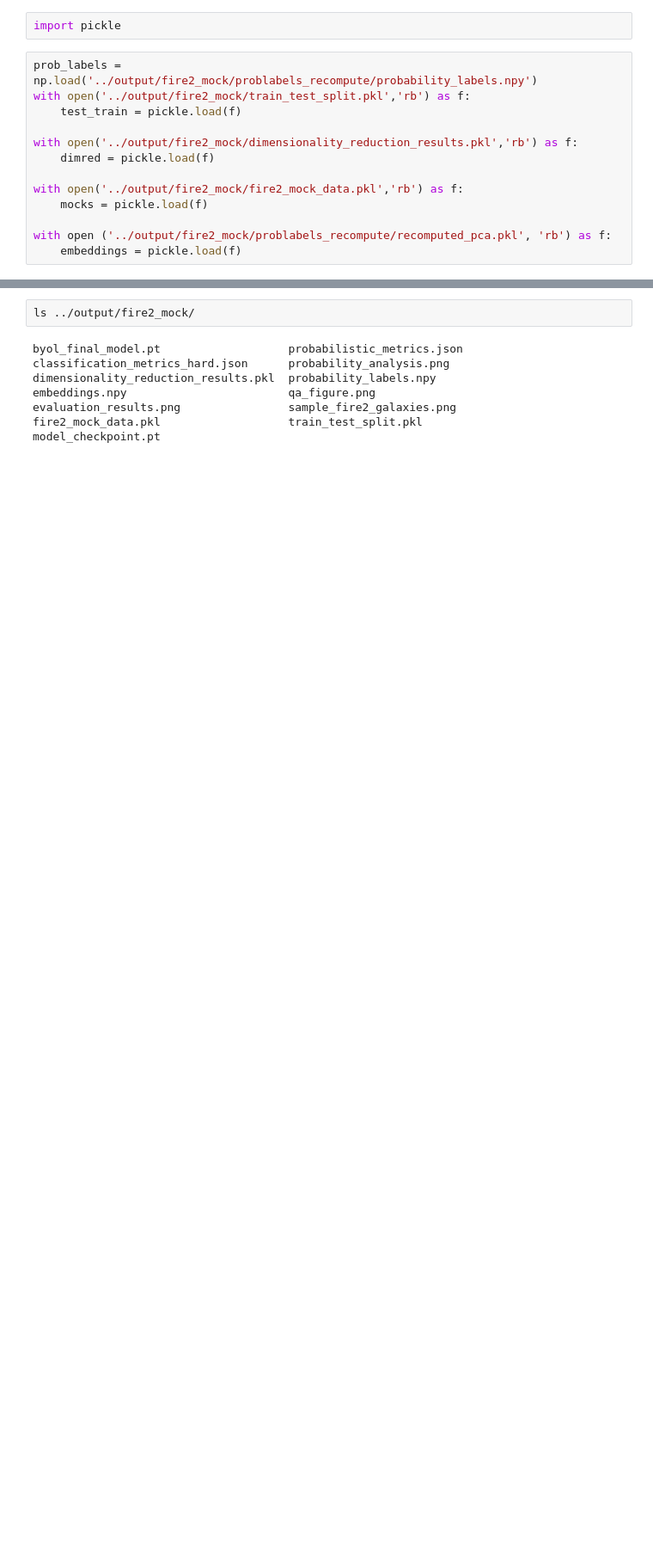
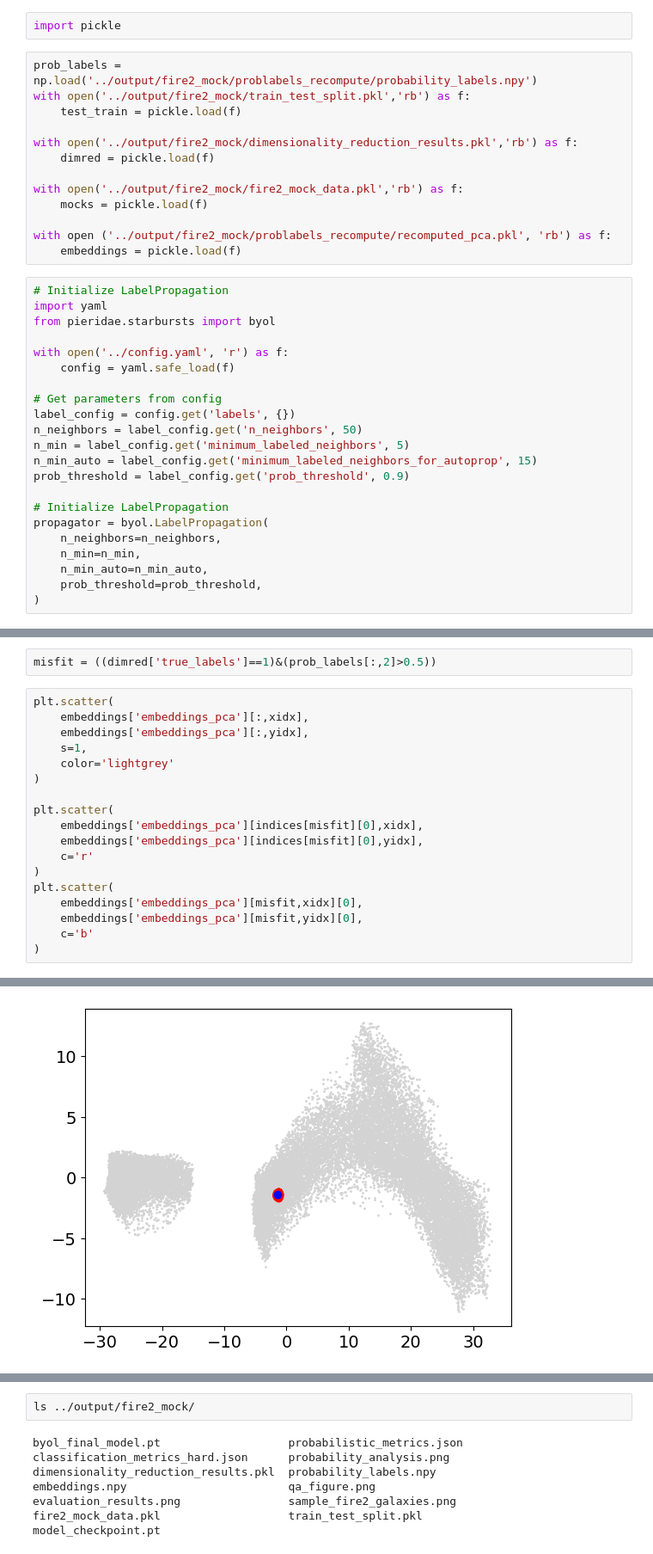
Before and after one commit to ekadofong/pieridae, a Jupyter notebook: merger_analysis/notebooks/ExploratoryNotebooks/explore_simulations.ipynb, the cells around one changed output, grey strips where cells are left out. Shown at 86% size. Cells and saved outputs as stored; diff of their text form; blank space fills up the shorter version.

```diff
--- a/merger_analysis/notebooks/ExploratoryNotebooks/explore_simulations.ipynb
+++ b/merger_analysis/notebooks/ExploratoryNotebooks/explore_simulations.ipynb
@@ -77,3 +77,25 @@ with open('../output/fire2_mock/fire2_mock_data.pkl','rb') as f:
 
 with open ('../output/fire2_mock/problabels_recompute/recomputed_pca.pkl', 'rb') as f:
     embeddings = pickle.load(f)
+# %%
+# Initialize LabelPropagation
+import yaml
+from pieridae.starbursts import byol
+
+with open('../config.yaml', 'r') as f:
+    config = yaml.safe_load(f)
+
+# Get parameters from config
+label_config = config.get('labels', {})
+n_neighbors = label_config.get('n_neighbors', 50)
+n_min = label_config.get('minimum_labeled_neighbors', 5)
+n_min_auto = label_config.get('minimum_labeled_neighbors_for_autoprop', 15)
+prob_threshold = label_config.get('prob_threshold', 0.9)
+
+# Initialize LabelPropagation
+propagator = byol.LabelPropagation(
+    n_neighbors=n_neighbors,
+    n_min=n_min,
+    n_min_auto=n_min_auto,
+    prob_threshold=prob_threshold,
+)
@@ -79,0 +106,21 @@ with open ('../output/fire2_mock/problabels_recompute/recomputed_pca.pkl', 'rb')
+# %%
+misfit = ((dimred['true_labels']==1)&(prob_labels[:,2]>0.5))
+# %%
+plt.scatter(
+    embeddings['embeddings_pca'][:,xidx],
+    embeddings['embeddings_pca'][:,yidx],
+    s=1,
+    color='lightgrey'
+)
+
+plt.scatter(
+    embeddings['embeddings_pca'][indices[misfit][0],xidx],
+    embeddings['embeddings_pca'][indices[misfit][0],yidx],
+    c='r'
+)
+plt.scatter(
+    embeddings['embeddings_pca'][misfit,xidx][0],
+    embeddings['embeddings_pca'][misfit,yidx][0],
+    c='b'
+)
+# %% [output]
@@ -79,0 +128 @@ with open ('../output/fire2_mock/problabels_recompute/recomputed_pca.pkl', 'rb')
+[figure, added]
```
Also changed, not shown: parts of 11 cells of this notebook, 5 other files.
